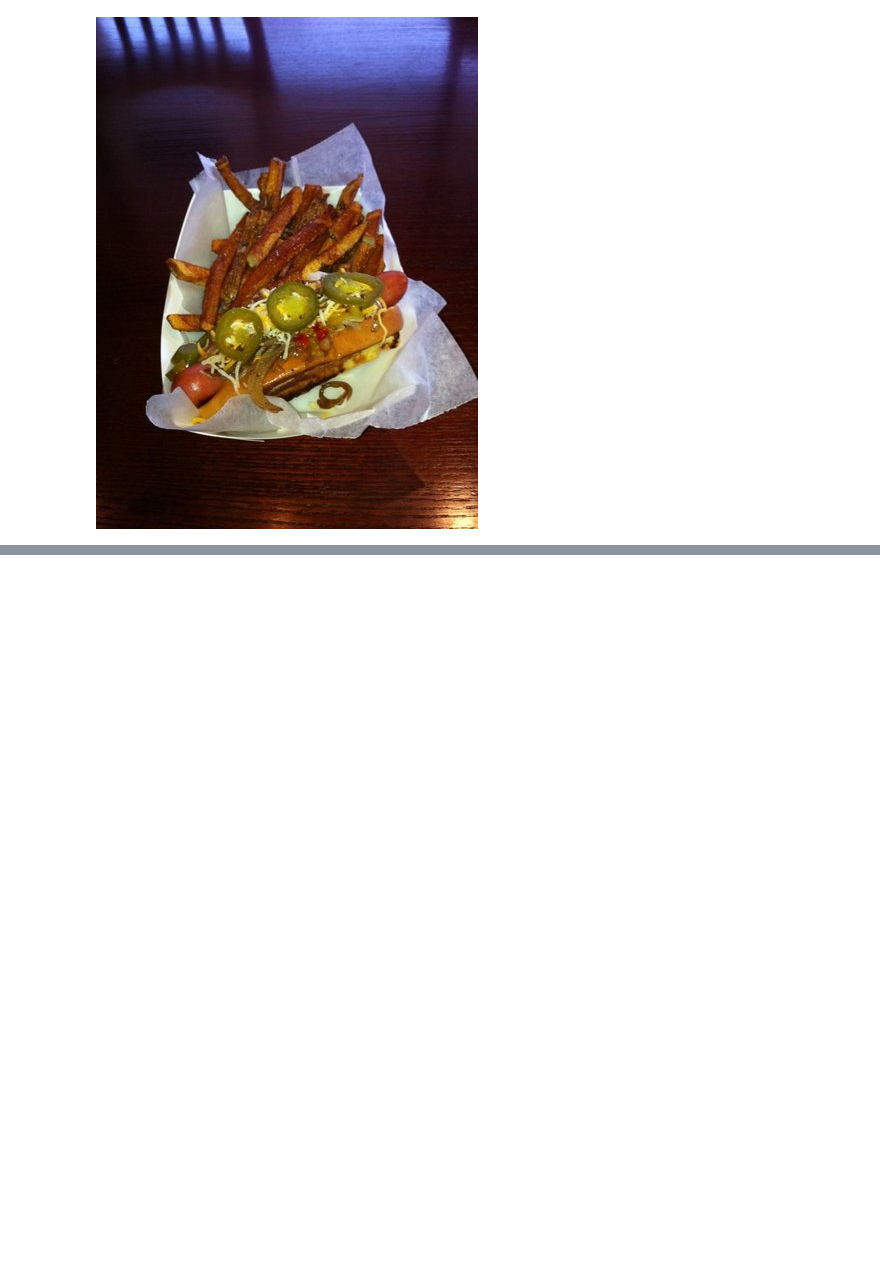
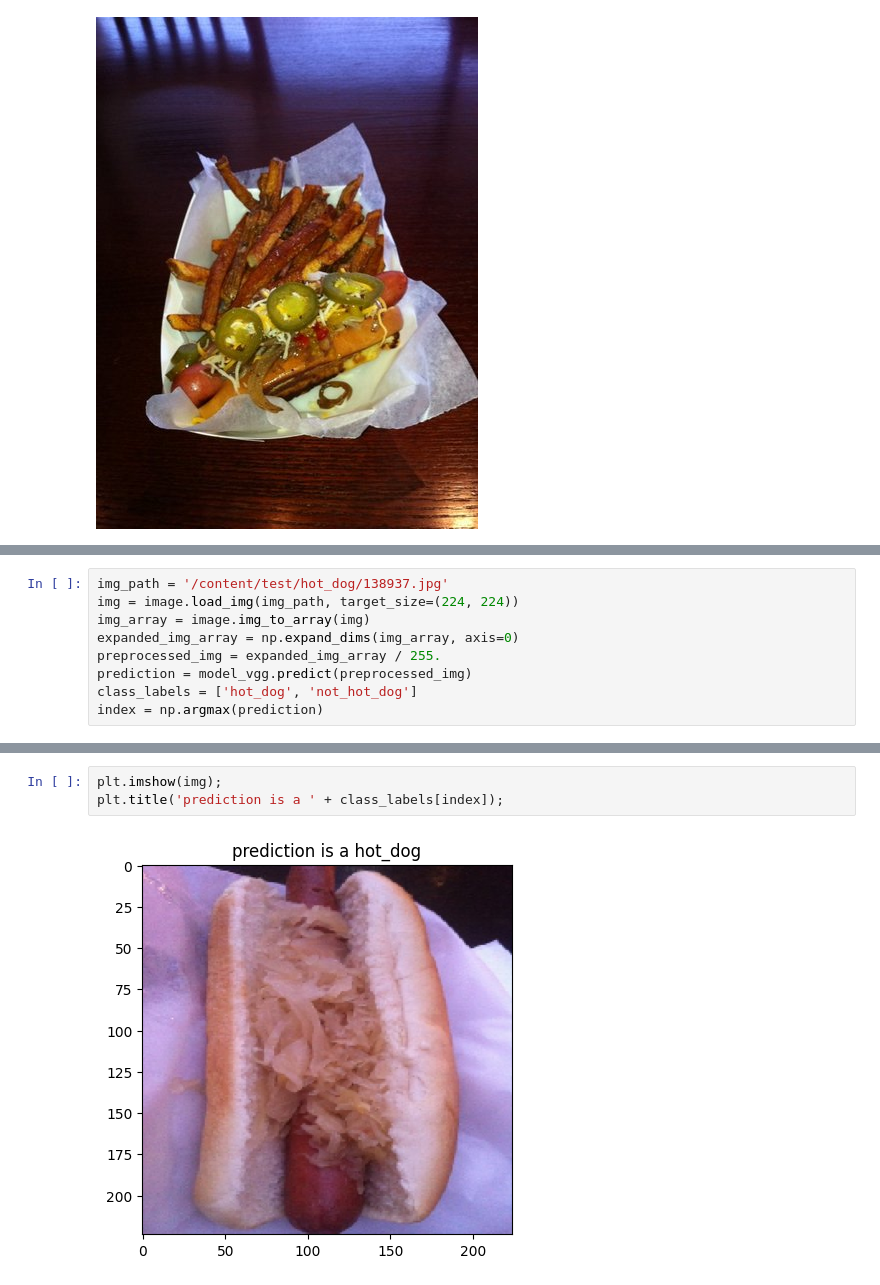
Before and after one commit to artemguivan/Hotdog_NotHotdog_Classifier_SiliconValley, a Jupyter notebook: transfer_learning_in_keras1.ipynb, the cells around one changed output, grey strips where cells are left out. Drawn from its saved outputs; the diff is of its cells as text; blank space fills up the shorter version.

```diff
--- a/transfer_learning_in_keras1.ipynb
+++ b/transfer_learning_in_keras1.ipynb
@@ -162,0 +214,9 @@ plt.title('prediction is a ' + class_labels[index]);
+# %%
+img_path = '/content/test/hot_dog/138937.jpg'
+img = image.load_img(img_path, target_size=(224, 224))
+img_array = image.img_to_array(img)
+expanded_img_array = np.expand_dims(img_array, axis=0)
+preprocessed_img = expanded_img_array / 255.
+prediction = model_vgg.predict(preprocessed_img)
+class_labels = ['hot_dog', 'not_hot_dog']
+index = np.argmax(prediction)
@@ -162,0 +225,5 @@ plt.title('prediction is a ' + class_labels[index]);
+# %%
+plt.imshow(img);
+plt.title('prediction is a ' + class_labels[index]);
+# %% [output]
+[figure, added]
```
Also changed, not shown: parts of 52 cells of this notebook.
